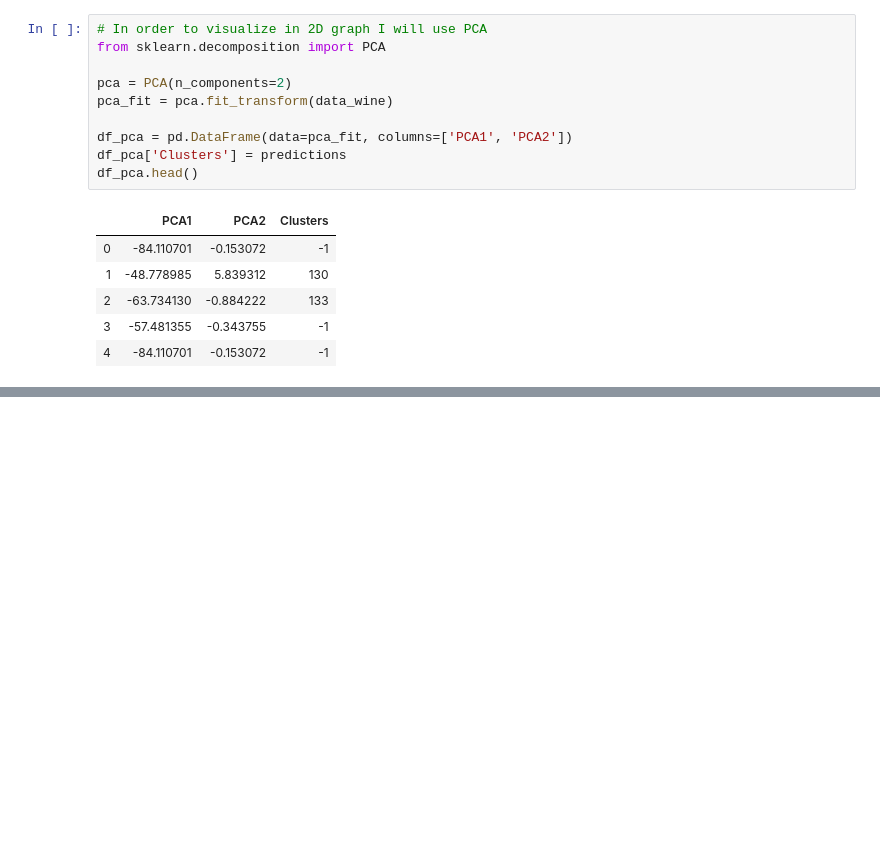
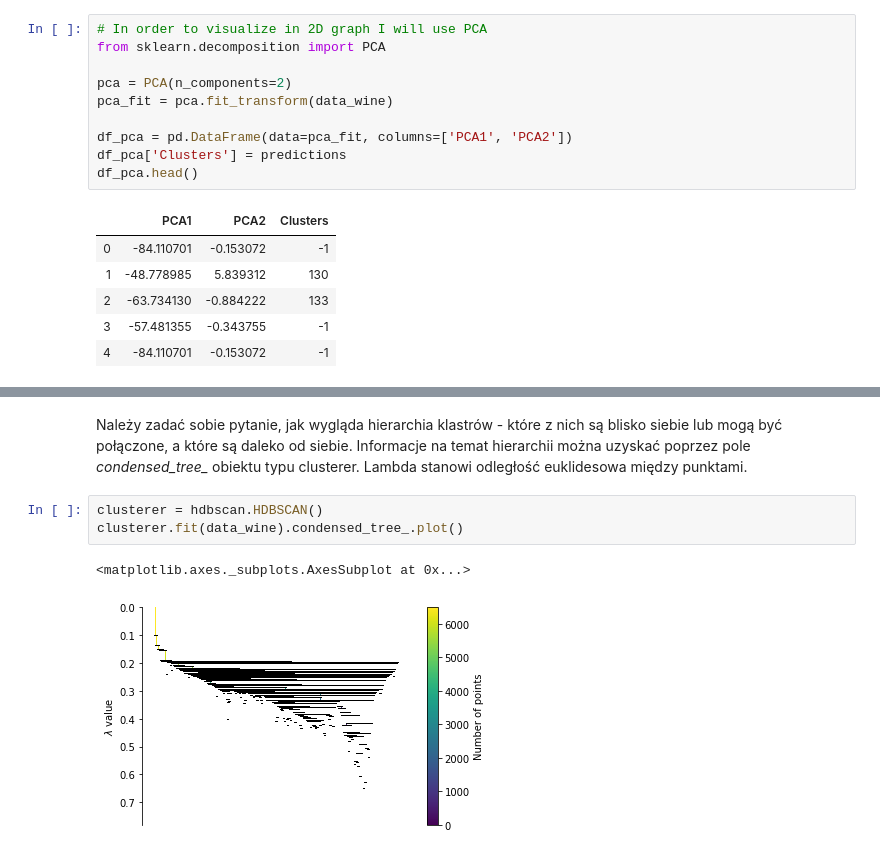
Before and after one commit to mic9410/wine-dataset, a Jupyter notebook: Wine dataset.ipynb, the cells around one changed output, grey strips where cells are left out. Saved outputs shown, nothing was run; the diff lists cells and outputs as text; blank space fills up the shorter version.

```diff
--- a/Wine dataset.ipynb
+++ b/Wine dataset.ipynb
@@ -231,3 +212,11 @@ sns.scatterplot(data=df_pca, x='PCA1', y='PCA2', hue='Clusters', palette='Set2',
 plt.title('Personality Clusters after PCA');
 # %% [output]
 [figure]
+# %% [markdown]
+Należy zadać sobie pytanie, jak wygląda hierarchia klastrów - które z nich są blisko siebie lub mogą być połączone, a które są daleko od siebie. Informacje na temat hierarchii można uzyskać poprzez pole *condensed_tree_* obiektu typu clusterer. Lambda stanowi odległość euklidesowa między punktami.
+# %%
+clusterer = hdbscan.HDBSCAN()
+clusterer.fit(data_wine).condensed_tree_.plot()
+# %% [output]
+<matplotlib.axes._subplots.AxesSubplot at 0x...>
+[figure, added]
```
Also changed, not shown: parts of 36 cells of this notebook.
